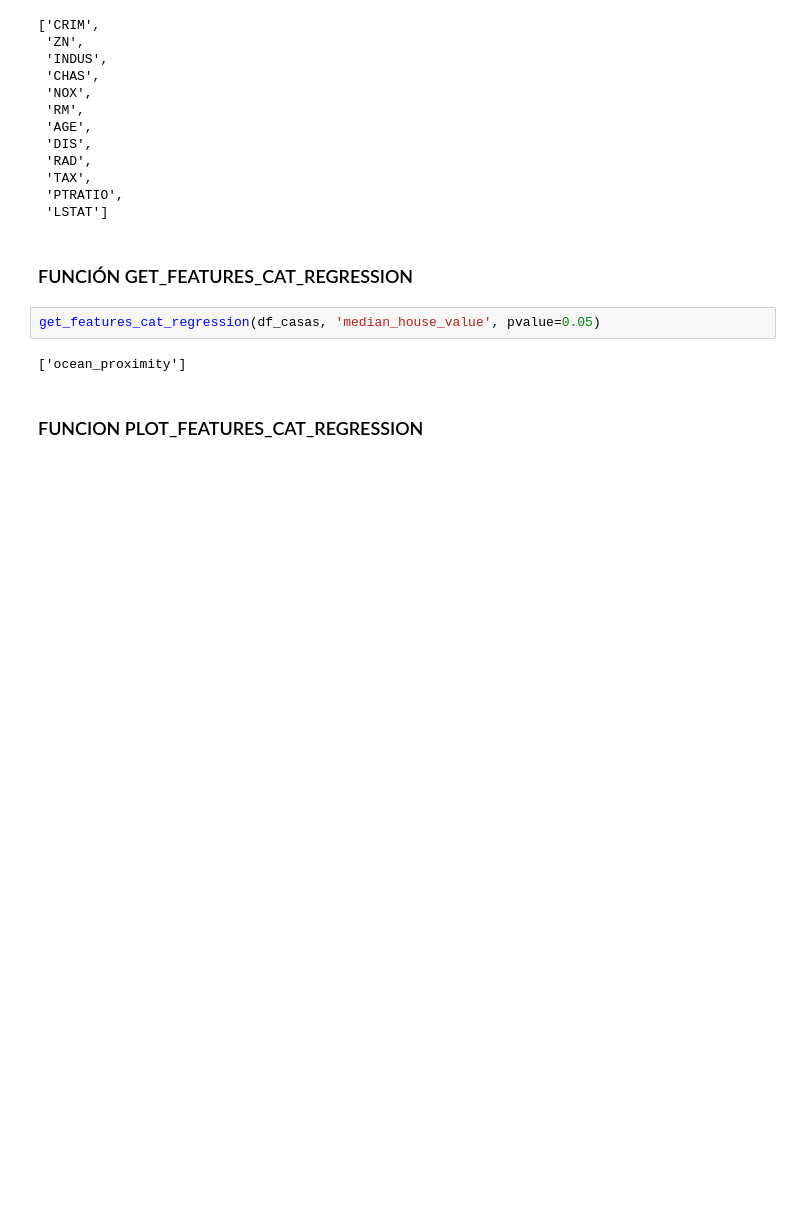
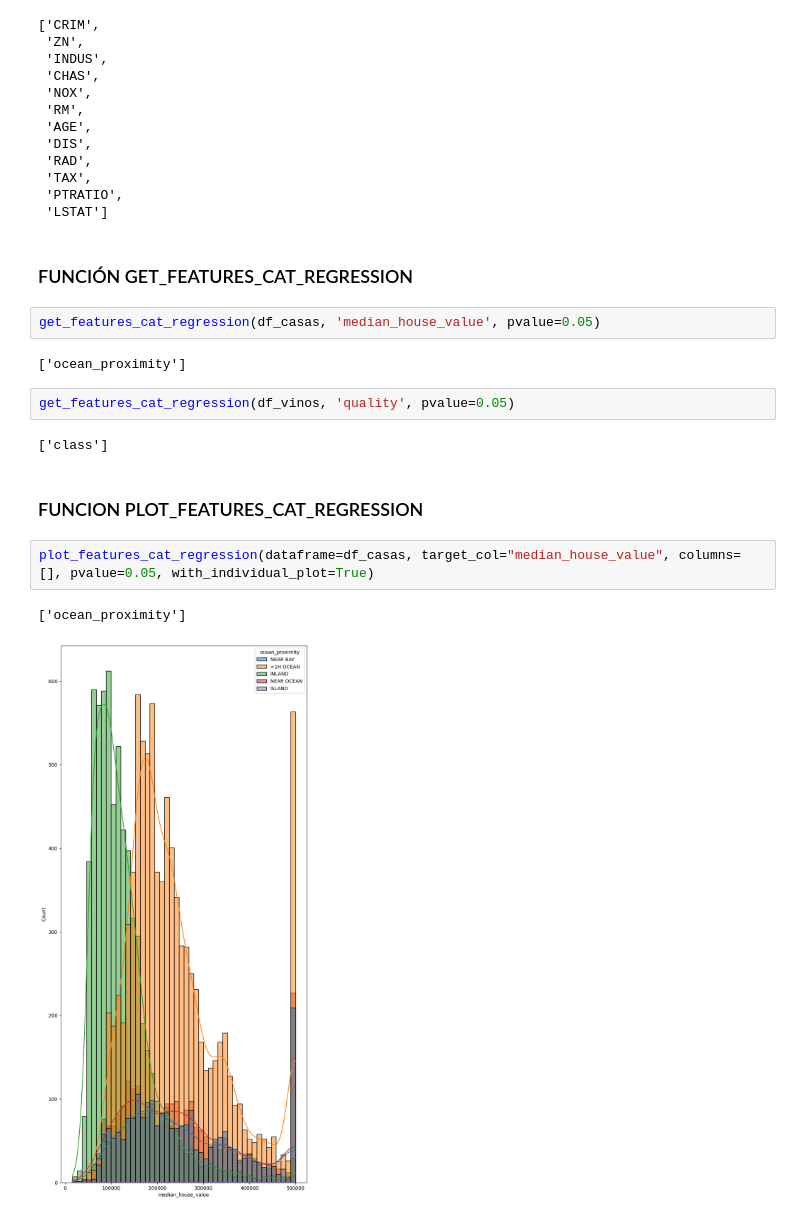
Before and after one commit to MariaRepository/Team-challenge-11, a Jupyter notebook: prueba.ipynb, the cells around one changed output. Saved outputs shown, nothing was run; the diff lists cells and outputs as text; blank space fills up the shorter version.

```diff
--- a/prueba.ipynb
+++ b/prueba.ipynb
@@ -113,6 +113,15 @@ plot_features_num_regression(df_practica, target_col='MEDV', columns=[], umbral_
 get_features_cat_regression(df_casas, 'median_house_value', pvalue=0.05)
 # %% [output]
 ['ocean_proximity']
+# %%
+get_features_cat_regression(df_vinos, 'quality', pvalue=0.05)
+# %% [output]
+['class']
 # %% [markdown]
 ### FUNCION PLOT_FEATURES_CAT_REGRESSION
+# %%
+plot_features_cat_regression(dataframe=df_casas, target_col="median_house_value", columns= [], pvalue=0.05, with_individual_plot=True)
+# %% [output]
+['ocean_proximity']
+[figure, added]
 # %%
```
Also changed, not shown: parts of 3 cells of this notebook, 1 other file.
